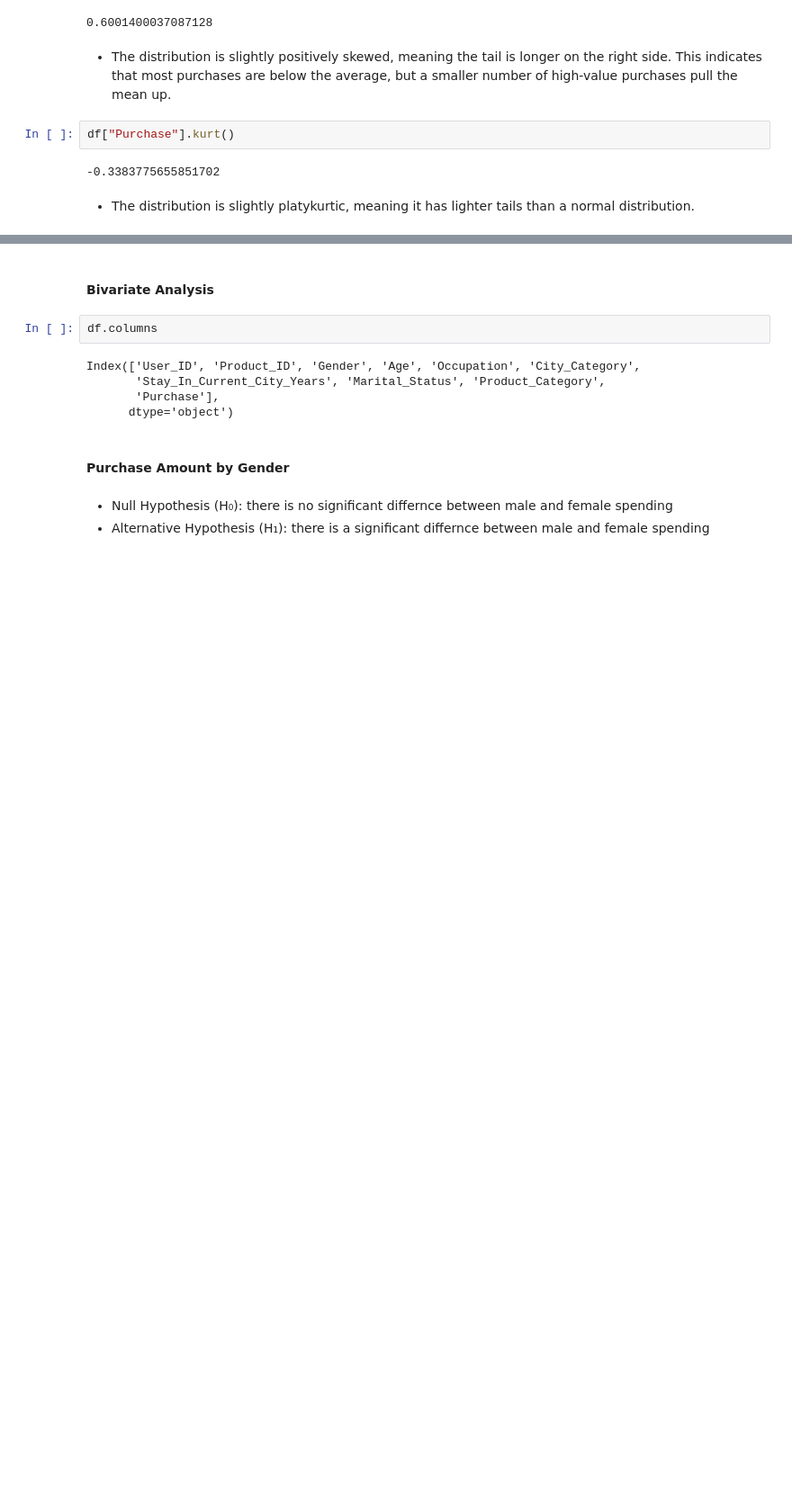
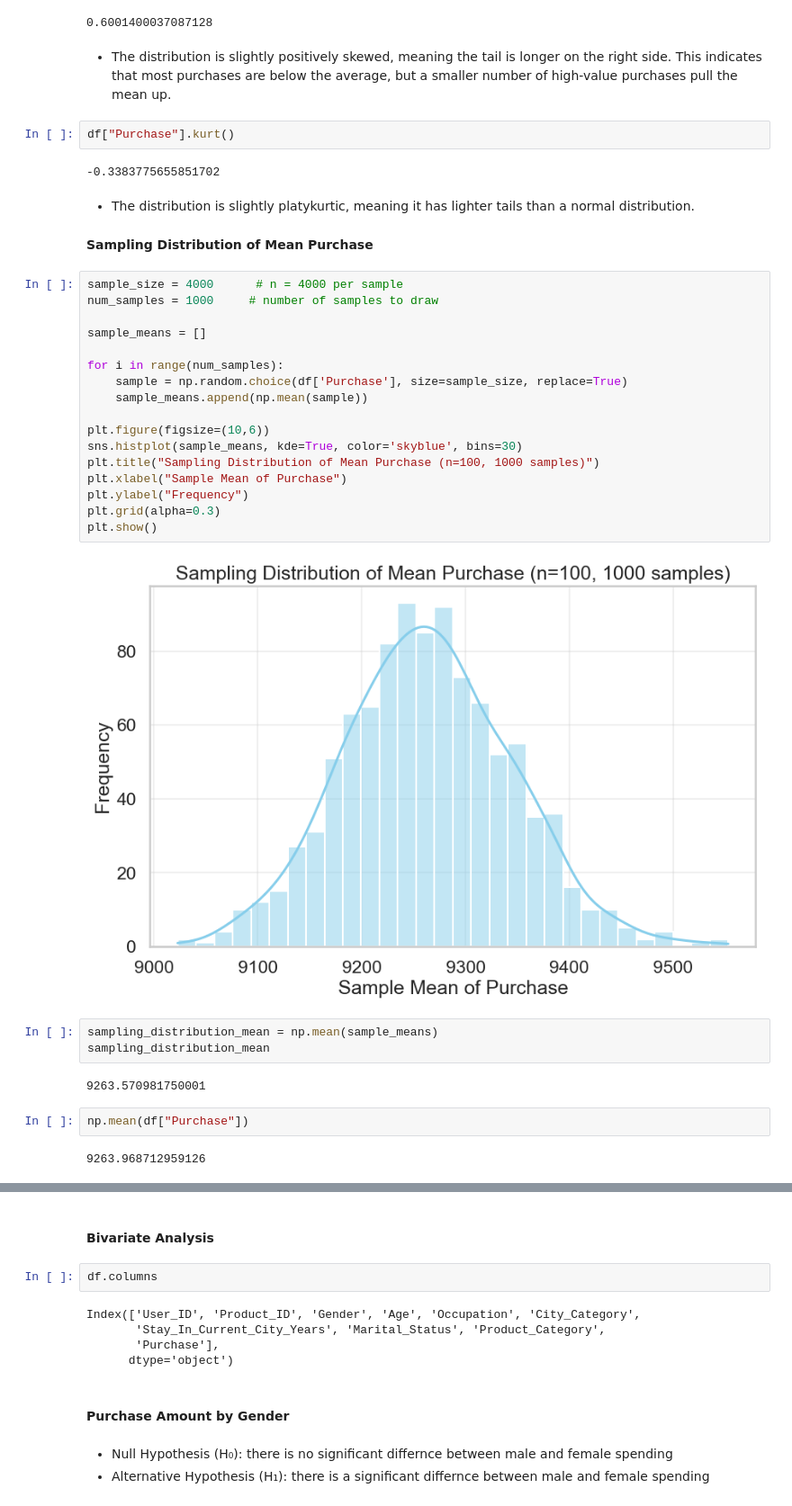
Before and after one commit to hemalatham236/Walmart--dataset--Confidence-Interval-and-CLT, a Jupyter notebook: Walmart_Business_case_CLT.ipynb, the cells around one changed output, grey strips where cells are left out. Shown at 90% size. Saved outputs shown, nothing was run; the diff lists cells and outputs as text; blank space fills up the shorter version.

```diff
--- a/Walmart_Business_case_CLT.ipynb
+++ b/Walmart_Business_case_CLT.ipynb
@@ -371,3 +371,33 @@ df["Purchase"].kurt()
 -0.3383775655851702
 # %% [markdown]
 - The distribution is slightly platykurtic, meaning it has lighter tails than a normal distribution.
+# %% [markdown]
+****Sampling Distribution of Mean Purchase****
+# %%
+sample_size = 4000      # n = 4000 per sample
+num_samples = 1000     # number of samples to draw
+
+sample_means = []
+
+for i in range(num_samples):
+    sample = np.random.choice(df['Purchase'], size=sample_size, replace=True)
+    sample_means.append(np.mean(sample))
+
+plt.figure(figsize=(10,6))
+sns.histplot(sample_means, kde=True, color='skyblue', bins=30)
+plt.title("Sampling Distribution of Mean Purchase (n=100, 1000 samples)")
+plt.xlabel("Sample Mean of Purchase")
+plt.ylabel("Frequency")
+plt.grid(alpha=0.3)
+plt.show()
+# %% [output]
+[figure, added]
+# %%
+sampling_distribution_mean = np.mean(sample_means)
+sampling_distribution_mean
+# %% [output]
+9263.570981750001
+# %%
+np.mean(df["Purchase"])
+# %% [output]
+9263.968712959126
```
Also changed, not shown: parts of 48 cells of this notebook, 1 other file.
